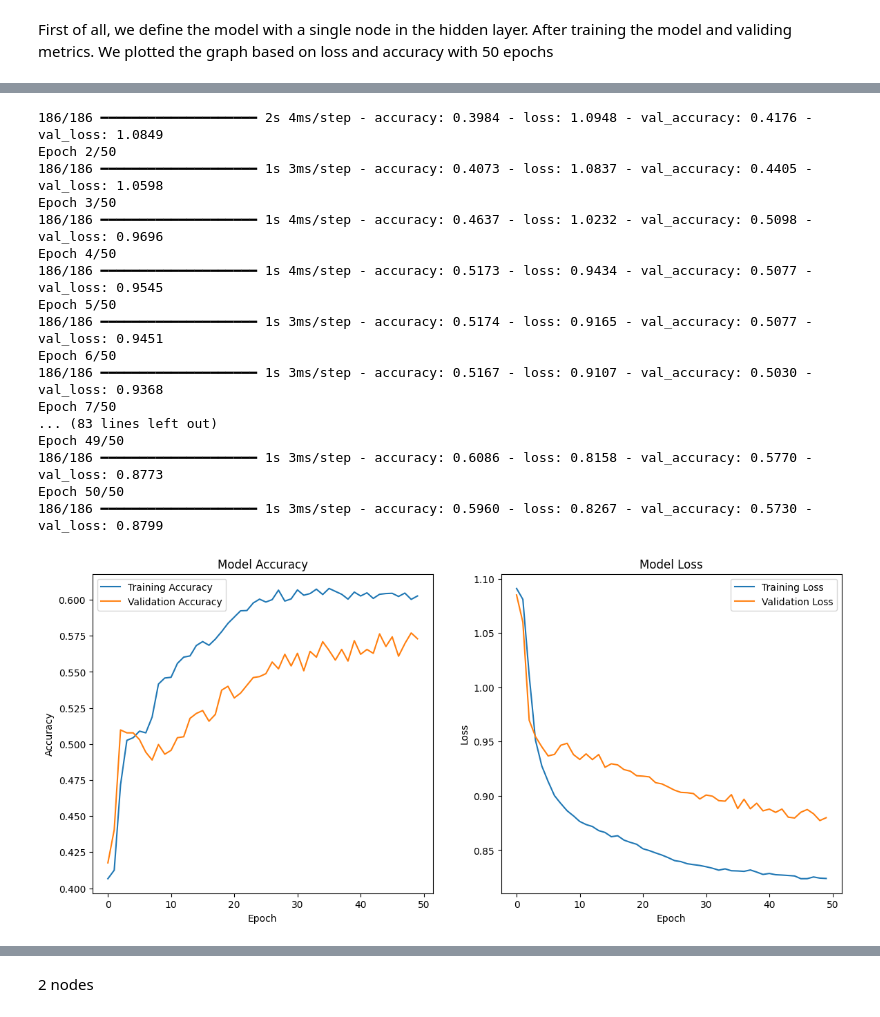
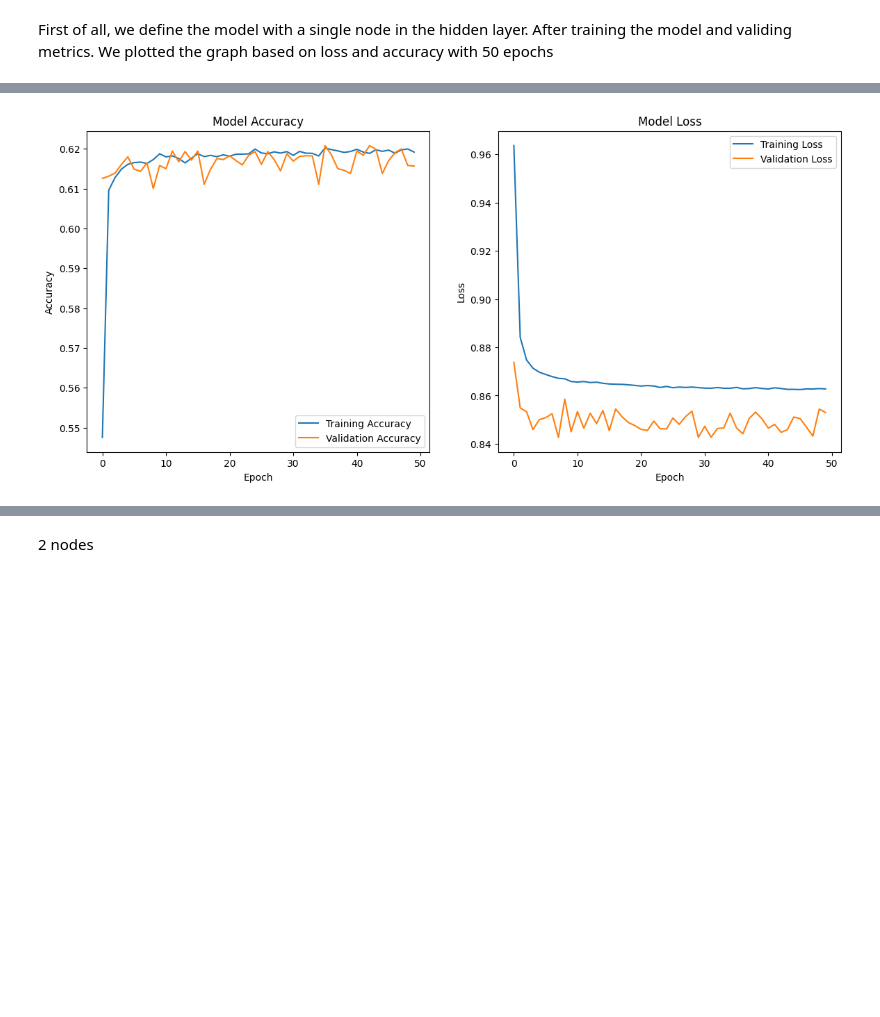
Before and after one commit to rennylee/Neural-Networks, a Jupyter notebook: csi4106-f24-a3-300240688-300228879.ipynb, the cells around one changed output, grey strips where cells are left out. Saved outputs shown, nothing was run; the diff lists cells and outputs as text; code cells hidden in the pictures; blank space fills up the shorter version.

```diff
--- a/csi4106-f24-a3-300240688-300228879.ipynb
+++ b/csi4106-f24-a3-300240688-300228879.ipynb
@@ -186,19 +169,19 @@ Epoch 10/10
 # %% [markdown]
 Assess the models using metrics such as precision, recall, and F1-score.
 # %%
-dummy_model.fit(X1_train, y1_train)
-y_pred_dummy = dummy_model.predict(X1_test)
+dummy_model.fit(X_train, y_train)
+y_pred_dummy = dummy_model.predict(X_train)
 
-baseline_model.fit(X1_train, y1_train)
-y_pred_baseline = baseline_model.predict(X1_test)
+baseline_model.fit(X_train, y_train)
+y_pred_baseline = baseline_model.predict(X_train)
 
-y_pred_nn_prob = nn_model.predict(X_test)
-y_pred_nn = np.argmax(y_pred_nn_prob, axis = 1)
+nn_preds = nn_model.predict(X_train)
+y_pred_nn = np.argmax(nn_preds, axis = 1)
 
 print("Dummy model Performance:")
-print(classification_report(y1_test, y_pred_dummy))
+print(classification_report(y_train, y_pred_dummy))
 print("Baseline model Performance:")
-print(classification_report(y1_test, y_pred_baseline))
+print(classification_report(y_train, y_pred_baseline))
 print("Neural Network model Performance:")
-print(classification_report(y1_test, y_pred_nn))
+print(classification_report(y_train, y_pred_nn))
 # %% [output]
@@ -259,7 +251,7 @@ tree_param_grid = {
 tree_grid_search = GridSearchCV(DecisionTreeClassifier(random_state=42), tree_param_grid, cv=5, scoring=scoring_metrics, return_train_score=True, refit='f1_macro')
 
 # fitting to training data
-tree_grid_search.fit(X1_train, y1_train);
+tree_grid_search.fit(X_train, y_train);
 # %%
 # parameter grid for logistic regression
 logic_param_grid = {
@@ -272,7 +264,7 @@ logic_param_grid = {
 logic_grid_search = GridSearchCV(LogisticRegression(random_state=42), logic_param_grid, cv=5, scoring=scoring_metrics, return_train_score=True, refit='f1_macro')
 
 # fitting to training data
-logic_grid_search.fit(X1_train, y1_train);
+logic_grid_search.fit(X_train, y_train);
 # %%
 # parameter grid for KNN
 knn_param_grid = {
@@ -284,7 +276,7 @@ knn_param_grid = {
 knn_grid_search = GridSearchCV(KNeighborsClassifier(), knn_param_grid, cv=5, scoring=scoring_metrics, return_train_score=True, refit='f1_macro')
 
 # fitting to training data
-knn_grid_search.fit(X1_train, y1_train);
+knn_grid_search.fit(X_train, y_train);
 # %%
 # show best param estimator results for each model
 print("====== Baseline Models Grid Search Results =======")
@@ -337,7 +329,7 @@ nn_model_single_node = Sequential([
 
 nn_model_single_node.compile(optimizer='adam',loss='categorical_crossentropy', metrics=['accuracy'])
 
-history = nn_model_single_node.fit(X1_train, y1_train_categorical, epochs=50, batch_size=32, verbose=1, validation_data=(X1_test, y1_test_categorical))
+history = nn_model_single_node.fit(X_train, y_train_categorical, epochs=50, batch_size=32, verbose=1, validation_data=(X_test, y_test_categorical))
 
 plt.figure(figsize=(14,6))
 plt.subplot(1, 2, 1)
@@ -363,18 +371 @@ Epoch 1/50
-186/186 ━━━━━━━━━━━━━━━━━━━━ 2s 4ms/step - accuracy: 0.3984 - loss: 1.0948 - val_accuracy: 0.4176 - val_loss: 1.0849
-Epoch 2/50
-186/186 ━━━━━━━━━━━━━━━━━━━━ 1s 3ms/step - accuracy: 0.4073 - loss: 1.0837 - val_accuracy: 0.4405 - val_loss: 1.0598
-Epoch 3/50
-186/186 ━━━━━━━━━━━━━━━━━━━━ 1s 4ms/step - accuracy: 0.4637 - loss: 1.0232 - val_accuracy: 0.5098 - val_loss: 0.9696
-Epoch 4/50
-186/186 ━━━━━━━━━━━━━━━━━━━━ 1s 4ms/step - accuracy: 0.5173 - loss: 0.9434 - val_accuracy: 0.5077 - val_loss: 0.9545
-Epoch 5/50
-186/186 ━━━━━━━━━━━━━━━━━━━━ 1s 3ms/step - accuracy: 0.5174 - loss: 0.9165 - val_accuracy: 0.5077 - val_loss: 0.9451
-Epoch 6/50
-186/186 ━━━━━━━━━━━━━━━━━━━━ 1s 3ms/step - accuracy: 0.5167 - loss: 0.9107 - val_accuracy: 0.5030 - val_loss: 0.9368
-Epoch 7/50
-... (83 lines left out)
-Epoch 49/50
-186/186 ━━━━━━━━━━━━━━━━━━━━ 1s 3ms/step - accuracy: 0.6086 - loss: 0.8158 - val_accuracy: 0.5770 - val_loss: 0.8773
-Epoch 50/50
-186/186 ━━━━━━━━━━━━━━━━━━━━ 1s 3ms/step - accuracy: 0.5960 - loss: 0.8267 - val_accuracy: 0.5730 - val_loss: 0.8799
-[figure, old version]
+[figure, new version]
```
Also changed, not shown: parts of 16 cells of this notebook.
